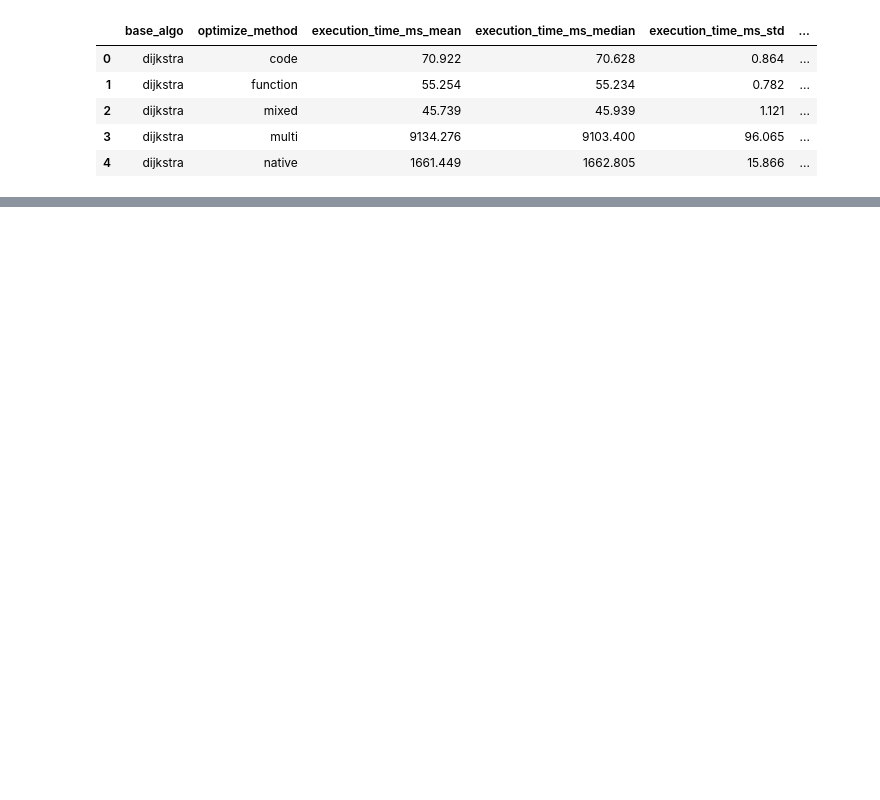
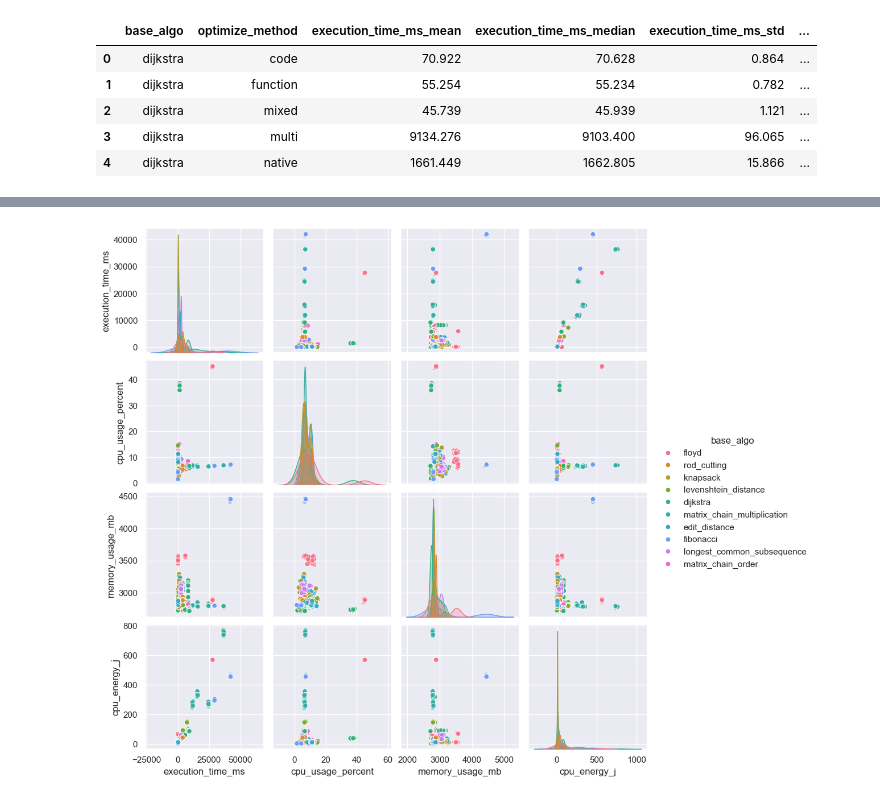
Before and after one commit to ZhaohanGao/experiment-runner, a Jupyter notebook: data_analysis.ipynb, the cells around one changed output, grey strips where cells are left out. Drawn from its saved outputs; the diff is of its cells as text; code cells hidden in the pictures; blank space fills up the shorter version.

```diff
--- a/data_analysis.ipynb
+++ b/data_analysis.ipynb
@@ -200,0 +224,5 @@ plt.show()
+# %%
+sns.pairplot(df, vars=["execution_time_ms", "cpu_usage_percent", "memory_usage_mb", "cpu_energy_j"], hue="base_algo")
+plt.show()
+# %% [output]
+[figure, added]
```
Also changed, not shown: parts of 10 cells of this notebook, 1 other file.
